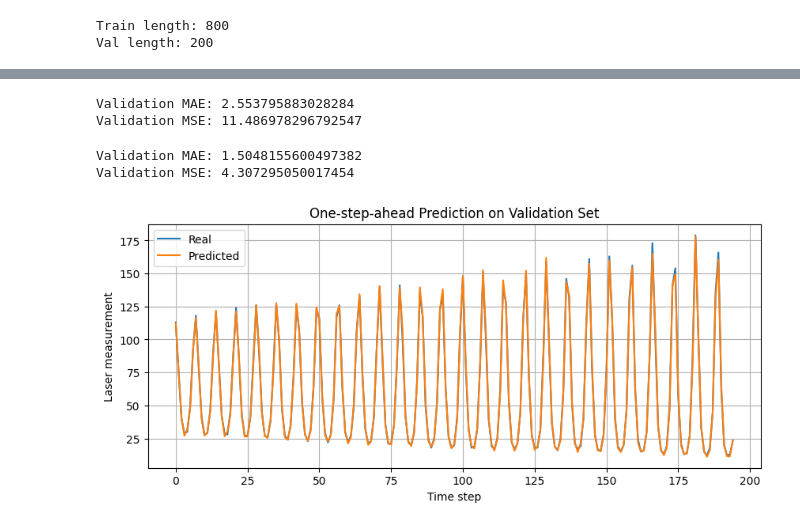
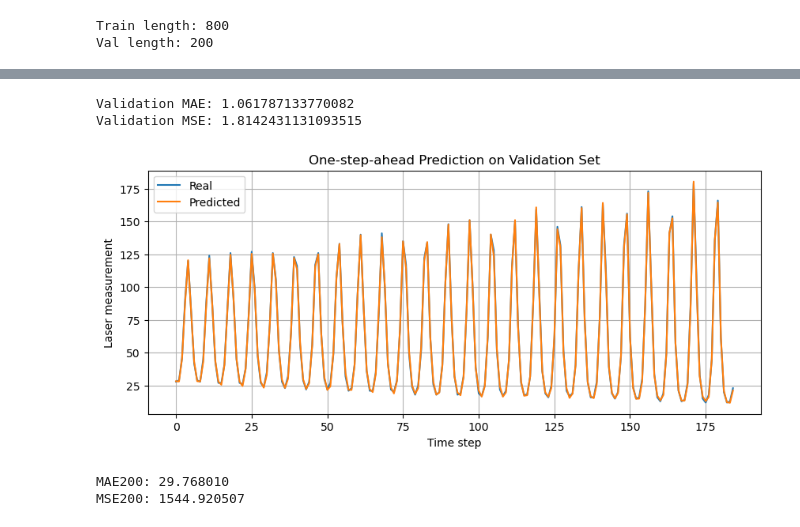
Before and after one commit to Liuian/UU_Deep_Learning, a Jupyter notebook: demo_hu.ipynb, the cells around one changed output, grey strips where cells are left out. Cells and saved outputs as stored; diff of their text form; code cells hidden in the pictures.

```diff
--- a/demo_hu.ipynb
+++ b/demo_hu.ipynb
@@ -250,52 +373,57 @@ def predict_one_step(model, series_scaled, window_size):
 
     return preds, targets
 # %%
-val_preds_scaled, val_targets_scaled = predict_one_step(
-    model=model,
-    series_scaled=val_series,
-    window_size=window_size
-)
+all_val_preds_scaled = []
+for model in ensemble_models:
+    val_preds_scaled, val_targets_scaled = predict_one_step(
+        model=model,
+        series_scaled=val_series,
+        window_size=15
+    )
+    all_val_preds_scaled.append(val_preds_scaled)
+ensemble_val_preds_scaled = np.mean(all_val_preds_scaled,axis=0)
+# scale back
+ensemble_val_preds = scaler.inverse_transform(ensemble_val_preds_scaled.reshape(-1, 1)).squeeze()
+val_targets = scaler.inverse_transform(val_series[15:].reshape(-1, 1)).squeeze()
 
-# scale back
-val_preds = scaler.inverse_transform(val_preds_scaled.reshape(-1, 1)).squeeze()
-val_targets = scaler.inverse_transform(val_targets_scaled.reshape(-1, 1)).squeeze()
-
-mae = mean_absolute_error(val_targets, val_preds)
-mse = mean_squared_error(val_targets, val_preds)
+mae = mean_absolute_error(val_targets, ensemble_val_preds)
+mse = mean_squared_error(val_targets, ensemble_val_preds)
 
 print("Validation MAE:", mae)
 print("Validation MSE:", mse)
 # %% [output]
-Validation MAE: 2.553795883028284
-Validation MSE: 11.486978296792547
+Validation MAE: 1.061787133770082
+Validation MSE: 1.8142431131093515
-# %%
-val_preds_scaled, val_targets_scaled = predict_one_step(
-    model=model,
-    series_scaled=val_series,
-    window_size=window_size
-)
-
-# scale back
-val_preds = scaler.inverse_transform(val_preds_scaled.reshape(-1, 1)).squeeze()
-val_targets = scaler.inverse_transform(val_targets_scaled.reshape(-1, 1)).squeeze()
-
-mae = mean_absolute_error(val_targets, val_preds)
-mse = mean_squared_error(val_targets, val_preds)
-
-print("Validation MAE:", mae)
-print("Validation MSE:", mse)
-# %% [output]
-Validation MAE: 1.5048155600497382
-Validation MSE: 4.307295050017454
 # %%
 plt.figure(figsize=(10, 4))
 plt.plot(val_targets, label="Real")
-plt.plot(val_preds, label="Predicted")
+plt.plot(ensemble_val_preds, label="Predicted")
 plt.xlabel("Time step")
 plt.ylabel("Laser measurement")
 plt.title("One-step-ahead Prediction on Validation Set")
 plt.legend()
 plt.grid(True)
 plt.show()
 # %% [output]
-[figure, old version]
+[figure, new version]
+# %%
+all_preds_scaled = []
+for model in ensemble_models:
+    future_preds_scaled = recursive_forecast(
+        model=model,
+        history_scaled=series_scaled[:800],
+        steps=200,
+        window_size=15,
+    )
+    all_preds_scaled.append(future_preds_scaled)
+ensemble_preds_scaled = np.mean(all_preds_scaled, axis=0)
+ensemble_preds = scaler.inverse_transform(ensemble_preds_scaled.reshape(-1, 1)).squeeze()
+
+mae200 = mean_absolute_error(series[800:], ensemble_preds)
+mse200 = mean_squared_error(series[800:], ensemble_preds)
+
+print(f"MAE200: {mae200:.6f}")
+print(f"MSE200: {mse200:.6f}")
+# %% [output]
+MAE200: 29.768010
+MSE200: 1544.920507
```
Also changed, not shown: parts of 10 cells of this notebook.
